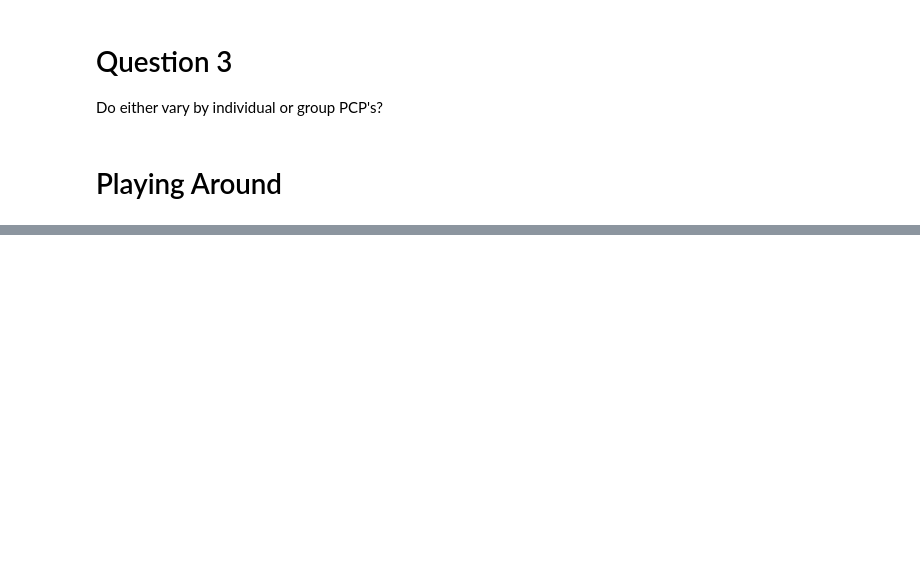
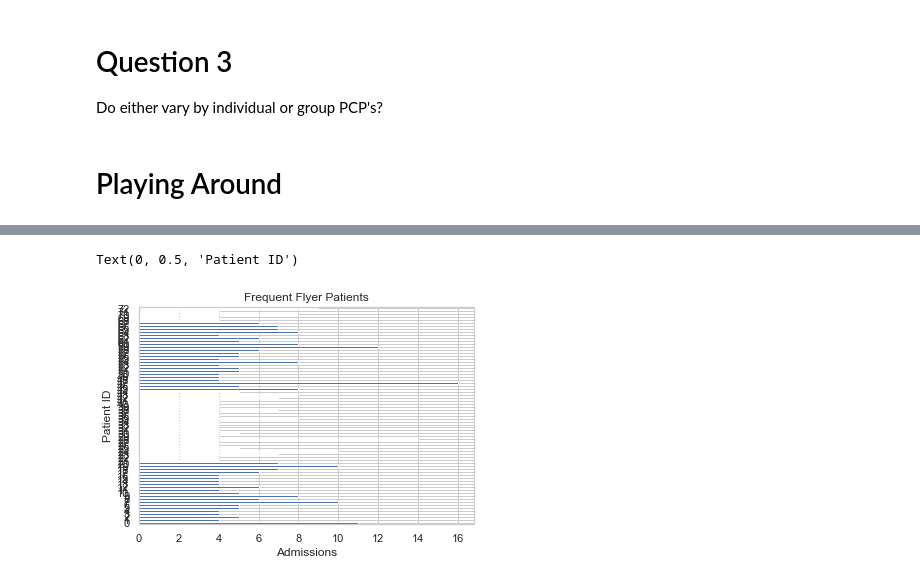
Before and after one commit to tipearso/hospital-readmissions, a Jupyter notebook: assets/ursa_patient_readmittance.ipynb, the cells around one changed output, grey strips where cells are left out. Cells and saved outputs as stored; diff of their text form; code cells hidden in the pictures; blank space fills up the shorter version.

Commit message:
tried to get more frequent flier info

```diff
--- a/assets/ursa_patient_readmittance.ipynb
+++ b/assets/ursa_patient_readmittance.ipynb
@@ -411,0 +454,9 @@ newdf
+# %%
+#Clean frequent flier dataframe for viz
+ff_df = newdf[['Patient ID', 'Encounter Start Date']]
+ff_df = ff_df.groupby(['Patient ID']).count()
+ff_df.rename(columns = {'Encounter Start Date':'Number of Admissions'},inplace = True)
+# %%
+ff_df.reset_index(inplace=True)
+#ff_df.sort_values(['Number of Admissions'], ascending=False)
+ff_df.info()
@@ -411,0 +473,9 @@ newdf
+# %%
+#Number of visits by flier
+ax = ff_df.plot.barh(rot=0,legend=False)
+plt.title("Frequent Flyer Patients")
+plt.xlabel("Admissions")
+plt.ylabel("Patient ID")
+# %% [output]
+Text(0, 0.5, 'Patient ID')
+[figure, added]
```
Also changed, not shown: parts of 65 cells of this notebook.
